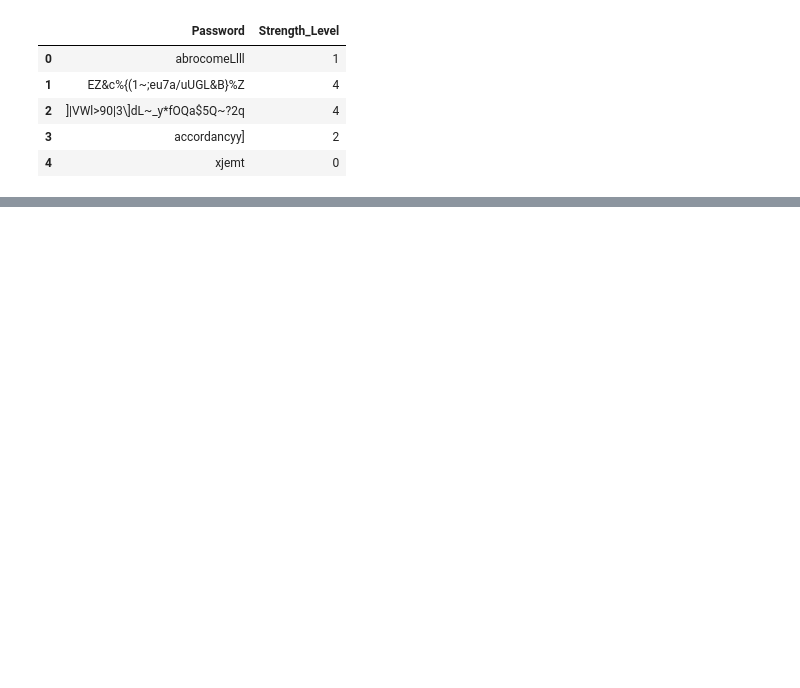
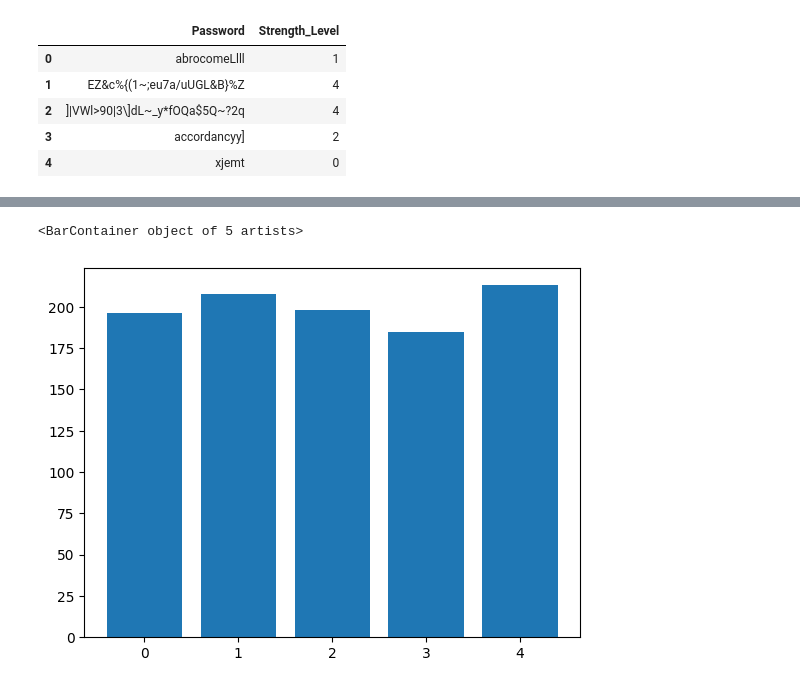
Before and after one commit to hameedjimoh312/Coding-School, a Jupyter notebook: Research_Project.ipynb, the cells around one changed output, grey strips where cells are left out. Cells and saved outputs as stored; diff of their text form; code cells hidden in the pictures; blank space fills up the shorter version.

```diff
--- a/Research_Project.ipynb
+++ b/Research_Project.ipynb
@@ -36,0 +54,12 @@ dtype: bool
+# %%
+sample2 = df.head(1000)
+
+counts2 = sample2['Strength_Level'].value_counts()
+x2 = counts2.index
+y2 = counts2.values
+
+
+plt.bar(x2,y2)
+# %% [output]
+<BarContainer object of 5 artists>
+[figure, added]
```
Also changed, not shown: parts of 5 cells of this notebook.
